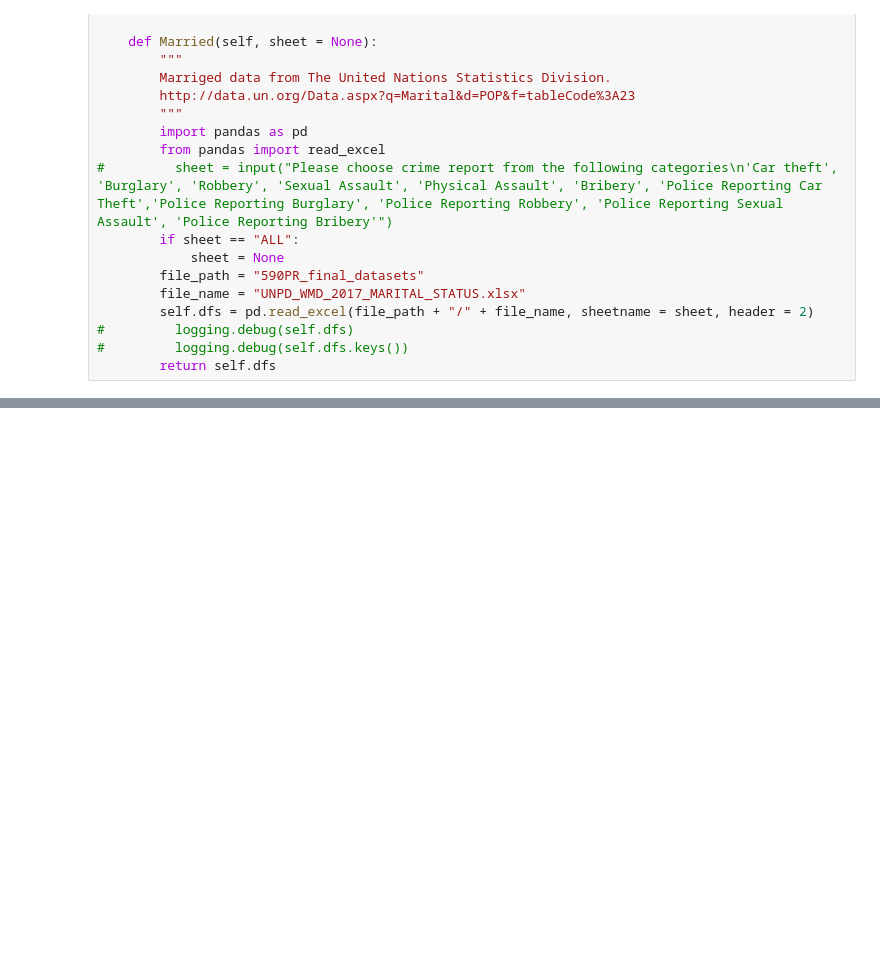
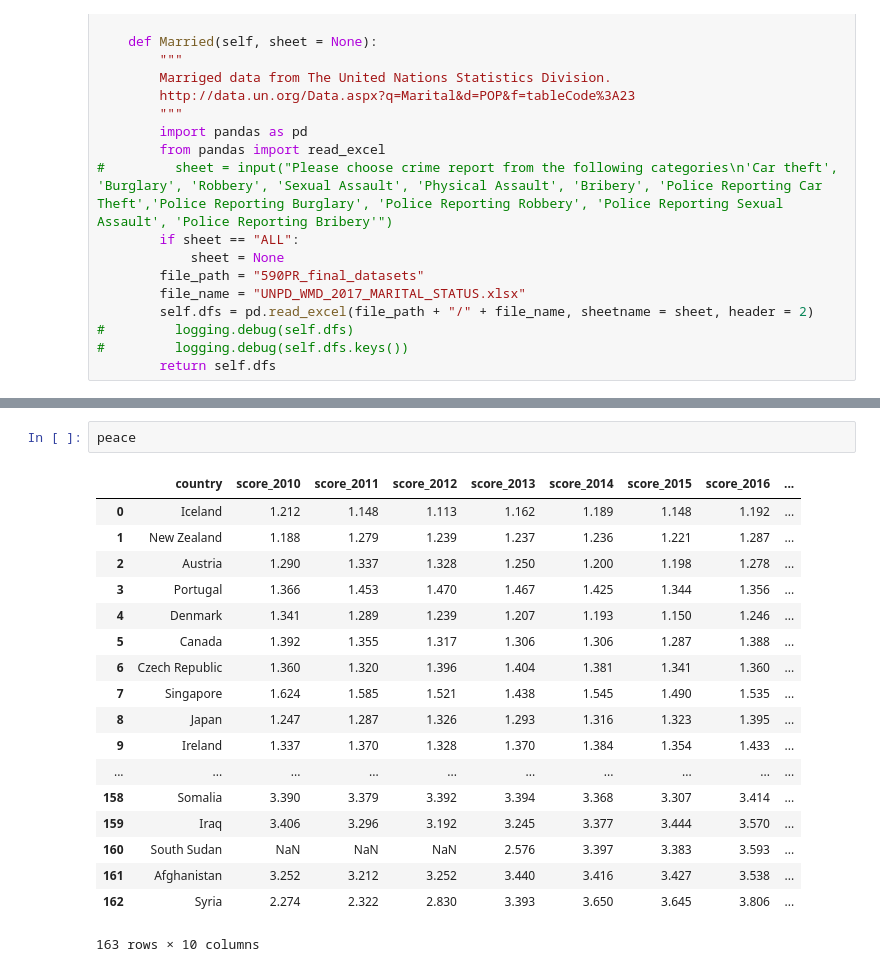
Before and after one commit to winwowin/Final_Project, a Jupyter notebook: 590PR_Final_WinYaoPhil.ipynb, the cells around one changed output, grey strips where cells are left out. Saved outputs shown, nothing was run; the diff lists cells and outputs as text; blank space fills up the shorter version.

```diff
--- a/590PR_Final_WinYaoPhil.ipynb
+++ b/590PR_Final_WinYaoPhil.ipynb
@@ -224,0 +230,21 @@ unemploy = GET_DATA().Unemployment()
+# %%
+peace
+# %% [output]
+|  | country | score_2010 | score_2011 | score_2012 | score_2013 | score_2014 | score_2015 | score_2016 | ... |
+| 0 | Iceland | 1.212 | 1.148 | 1.113 | 1.162 | 1.189 | 1.148 | 1.192 | ... |
+| 1 | New Zealand | 1.188 | 1.279 | 1.239 | 1.237 | 1.236 | 1.221 | 1.287 | ... |
+| 2 | Austria | 1.290 | 1.337 | 1.328 | 1.250 | 1.200 | 1.198 | 1.278 | ... |
+| 3 | Portugal | 1.366 | 1.453 | 1.470 | 1.467 | 1.425 | 1.344 | 1.356 | ... |
+| 4 | Denmark | 1.341 | 1.289 | 1.239 | 1.207 | 1.193 | 1.150 | 1.246 | ... |
+| 5 | Canada | 1.392 | 1.355 | 1.317 | 1.306 | 1.306 | 1.287 | 1.388 | ... |
+| 6 | Czech Republic | 1.360 | 1.320 | 1.396 | 1.404 | 1.381 | 1.341 | 1.360 | ... |
+| 7 | Singapore | 1.624 | 1.585 | 1.521 | 1.438 | 1.545 | 1.490 | 1.535 | ... |
+| 8 | Japan | 1.247 | 1.287 | 1.326 | 1.293 | 1.316 | 1.323 | 1.395 | ... |
+| 9 | Ireland | 1.337 | 1.370 | 1.328 | 1.370 | 1.384 | 1.354 | 1.433 | ... |
+| ... | ... | ... | ... | ... | ... | ... | ... | ... | ... |
+| 158 | Somalia | 3.390 | 3.379 | 3.392 | 3.394 | 3.368 | 3.307 | 3.414 | ... |
+| 159 | Iraq | 3.406 | 3.296 | 3.192 | 3.245 | 3.377 | 3.444 | 3.570 | ... |
+| 160 | South Sudan | NaN | NaN | NaN | 2.576 | 3.397 | 3.383 | 3.593 | ... |
+| 161 | Afghanistan | 3.252 | 3.212 | 3.252 | 3.440 | 3.416 | 3.427 | 3.538 | ... |
+| 162 | Syria | 2.274 | 2.322 | 2.830 | 3.393 | 3.650 | 3.645 | 3.806 | ... |
+163 rows × 10 columns
```
Also changed, not shown: parts of 16 cells of this notebook.
